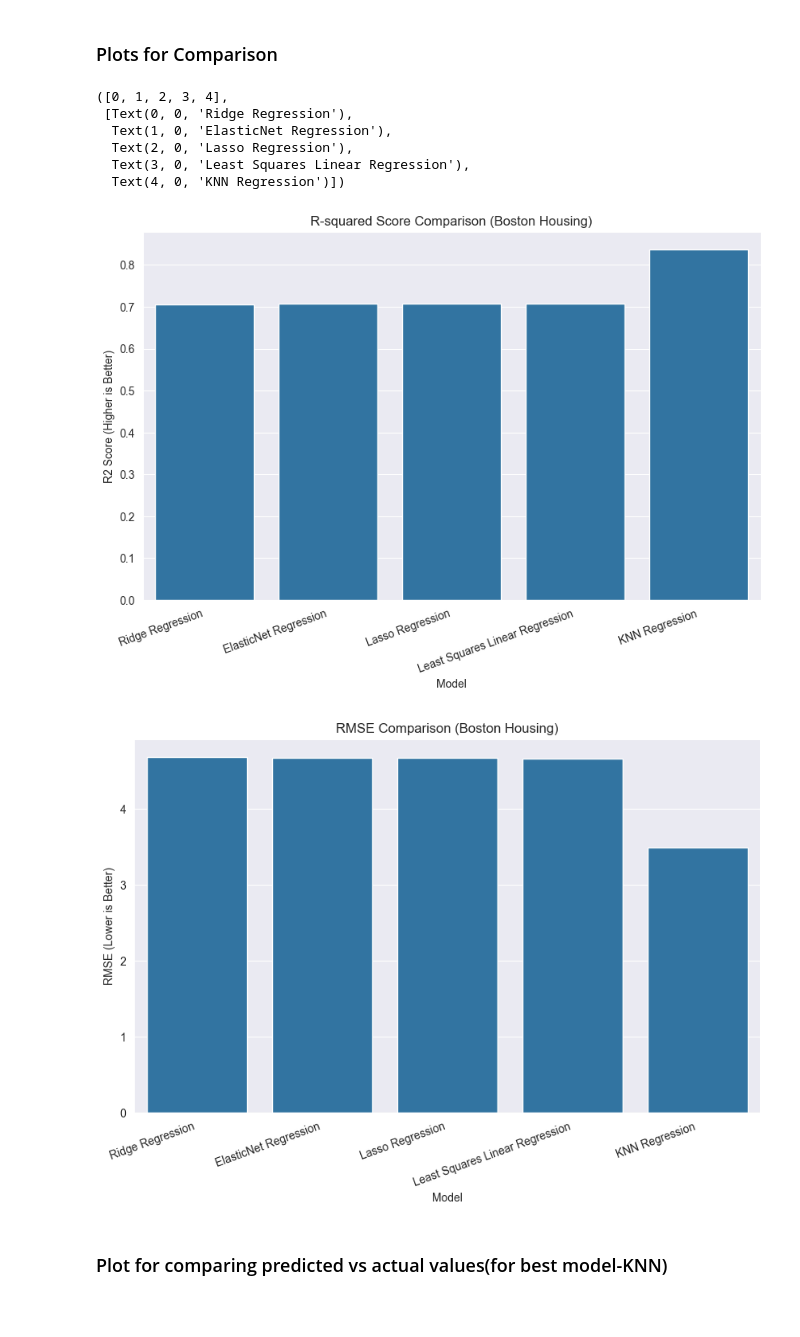
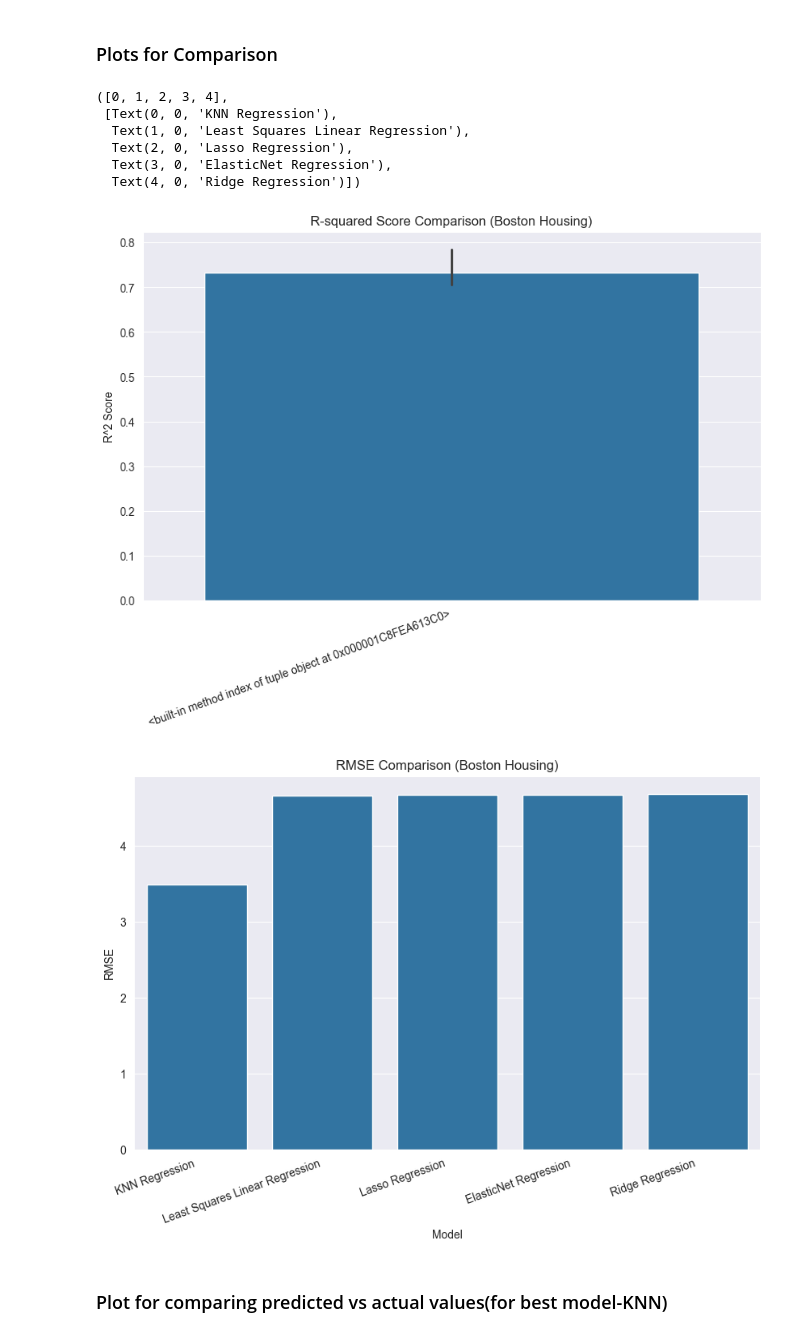
Before and after one commit to GeorgeBonilla-1/MachineLearningAssignments, a Jupyter notebook: notebooks/HW2.ipynb, the cells around one changed output. Drawn from its saved outputs; the diff is of its cells as text; code cells hidden in the pictures; blank space fills up the shorter version.

```diff
--- a/notebooks/HW2.ipynb
+++ b/notebooks/HW2.ipynb
@@ -482,7 +479,7 @@ So a smaller k is better for this data...
 # Dataframe for results
 results_df = pd.DataFrame(model_results)
 results_df.set_index('Model', inplace=True)
-results_df.sort_values(by='RMSE', ascending=False, inplace=True)
+results_df.sort_values(by='RMSE', ascending=True, inplace=True)
 print(results_df)
 # %% [output]
                                      RMSE  R2 Score  \
@@ -503,30 +500,30 @@ KNN Regression                                               K: 3
 # %% [markdown]
 ### Plots for Comparison
 # %%
-# --- R2 Score Plot ---
+# R2 Score Plot
 plt.figure(figsize=(10, 6))
-sns.barplot(x=results_df.index, y='R2 Score', data=results_df)
+sns.barplot(x=results_df.index.sort_values('R2 Score', ascending=False).index, y='R2 Score', data=results_df)
 plt.title('R-squared Score Comparison (Boston Housing)')
-plt.ylabel('R2 Score (Higher is Better)')
+plt.ylabel('R^2 Score') # Higher score is better
 plt.xticks(rotation=20, ha='right')
 
 
 
-# --- RMSE Plot ---
+# RMSE Plot
 plt.figure(figsize=(10, 6))
 sns.barplot(x=results_df.index, y='RMSE', data=results_df)
 plt.title('RMSE Comparison (Boston Housing)')
-plt.ylabel('RMSE (Lower is Better)')
+plt.ylabel('RMSE') # Lower score is better
 plt.xticks(rotation=20, ha='right')
 # %% [output]
 ([0, 1, 2, 3, 4],
- [Text(0, 0, 'Ridge Regression'),
-  Text(1, 0, 'ElasticNet Regression'),
+ [Text(0, 0, 'KNN Regression'),
+  Text(1, 0, 'Least Squares Linear Regression'),
   Text(2, 0, 'Lasso Regression'),
-  Text(3, 0, 'Least Squares Linear Regression'),
-  Text(4, 0, 'KNN Regression')])
+  Text(3, 0, 'ElasticNet Regression'),
+  Text(4, 0, 'Ridge Regression')])
-[figure, old version]
+[figure, new version]
-[figure, old version]
+[figure, new version]
 # %% [markdown]
 ### Plot for comparing predicted vs actual values(for best model-KNN)
 # %%
```
Also changed, not shown: parts of 11 cells of this notebook.
